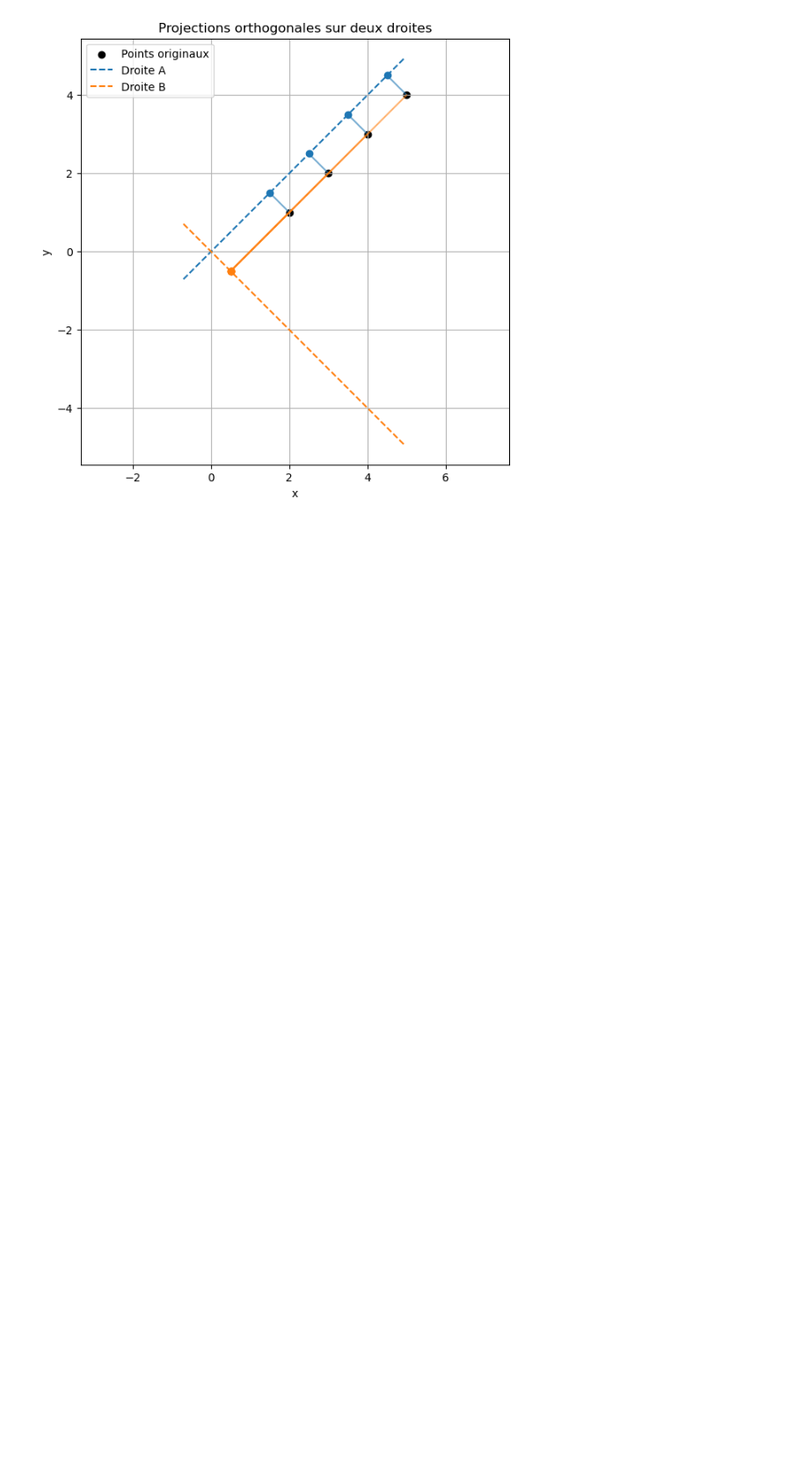
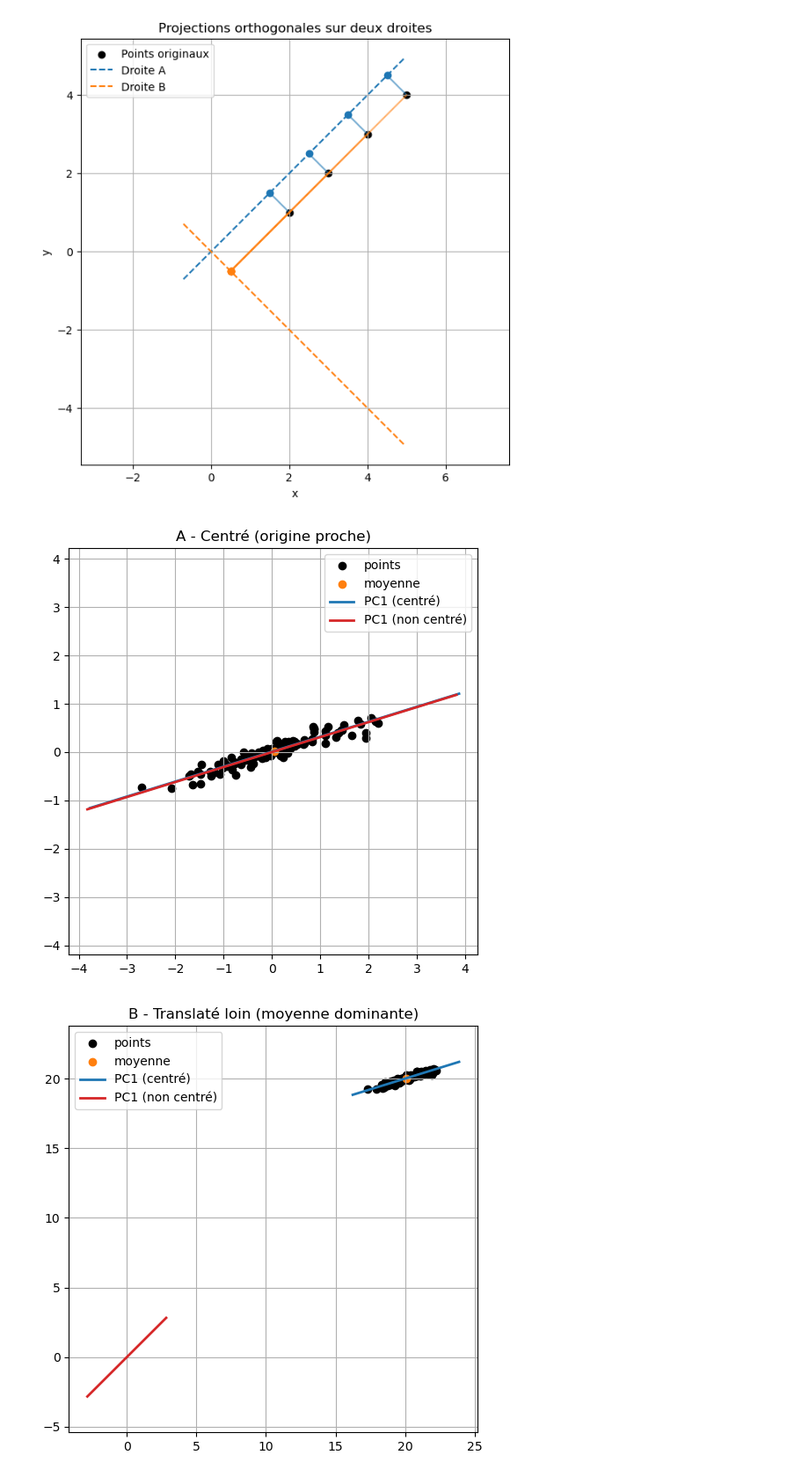
Before and after one commit to Pelitcho/Projects_Artificial_Intelligence, a Jupyter notebook: PCA/PCA_Visual_comprehension.ipynb, the cells around one changed output. Shown at 88% size. Drawn from its saved outputs; the diff is of its cells as text; code cells hidden in the pictures; blank space fills up the shorter version.

```diff
--- a/PCA/PCA_Visual_comprehension.ipynb
+++ b/PCA/PCA_Visual_comprehension.ipynb
@@ -105,3 +105,65 @@ Distances orthogonales à B: [2.12132034 3.53553391 4.94974747 6.36396103]
 Proportion variance expliquée par A: 1.0
 Proportion variance expliquée par B: 0.0
 [figure]
+# %%
+import numpy as np
+import matplotlib.pyplot as plt
+from numpy.linalg import eig, svd
+
+def pca_via_cov(X, center=True):
+    Xc = X - X.mean(axis=0) if center else X
+    # covariance (non normalisée pour comparaison visuelle)
+    C = (Xc.T @ Xc) / Xc.shape[0]
+    vals, vecs = eig(C)
+    order = np.argsort(vals)[::-1]
+    return vals[order], vecs[:, order], Xc
+
+def plot_case(X, title):
+    vals_c, vecs_c, Xc = pca_via_cov(X, center=True)
+    vals_nc, vecs_nc, Xnc = pca_via_cov(X, center=False)
+
+    plt.figure(figsize=(6,6))
+    plt.scatter(X[:,0], X[:,1], color='k', label='points')
+    mu = X.mean(axis=0)
+    plt.scatter([mu[0]], [mu[1]], color='tab:orange', label='moyenne')
+
+    # dessiner vecteurs principaux (centré et non centré) depuis la moyenne
+    def draw_vec(base, v, color, label):
+        v = v / np.linalg.norm(v)
+        pts = np.array([base - 4*v, base + 4*v])
+        plt.plot(pts[:,0], pts[:,1], color=color, linewidth=2, label=label)
+
+    # centrée : vecteur principal autour du centre (origine après centrage)
+    draw_vec(mu, vecs_c[:,0], 'tab:blue', 'PC1 (centré)')
+    # non centrée : vecteur principal de X sans soustraire la moyenne
+    draw_vec(np.array([0.0,0.0]), vecs_nc[:,0], 'tab:red', 'PC1 (non centré)')
+
+    plt.axis('equal')
+    plt.title(title)
+    plt.legend()
+    plt.grid(True)
+
+# Construction des nuages
+rng = np.random.RandomState(0)
+# nuage étiré le long de (1, 0.3)
+A = np.array([[1.0, 0.3]])
+X_base = rng.normal(scale=1.0, size=(100,1)) @ A + rng.normal(scale=0.1, size=(100,2))
+
+# Cas A : centré (déjà près du centre)
+X_A = X_base.copy()
+
+# Cas B : translaté loin de l'origine (moyenne dominante)
+X_B = X_base + np.array([20.0, 20.0])  # grosse translation
+
+# Cas C : translation faible (moyenne peu dominante)
+X_C = X_base + np.array([0.5, 0.5])    # petite translation
+
+# Tracer les 3 cas
+plot_case(X_A, "A - Centré (origine proche)")
+plot_case(X_B, "B - Translaté loin (moyenne dominante)")
+plot_case(X_C, "C - Translaté faible (moyenne faible)")
+
+plt.show()
+# %% [output]
+[figure, added]
+[figure, added]
```
Also changed, not shown: parts of 1 cell of this notebook, 17 other files.
